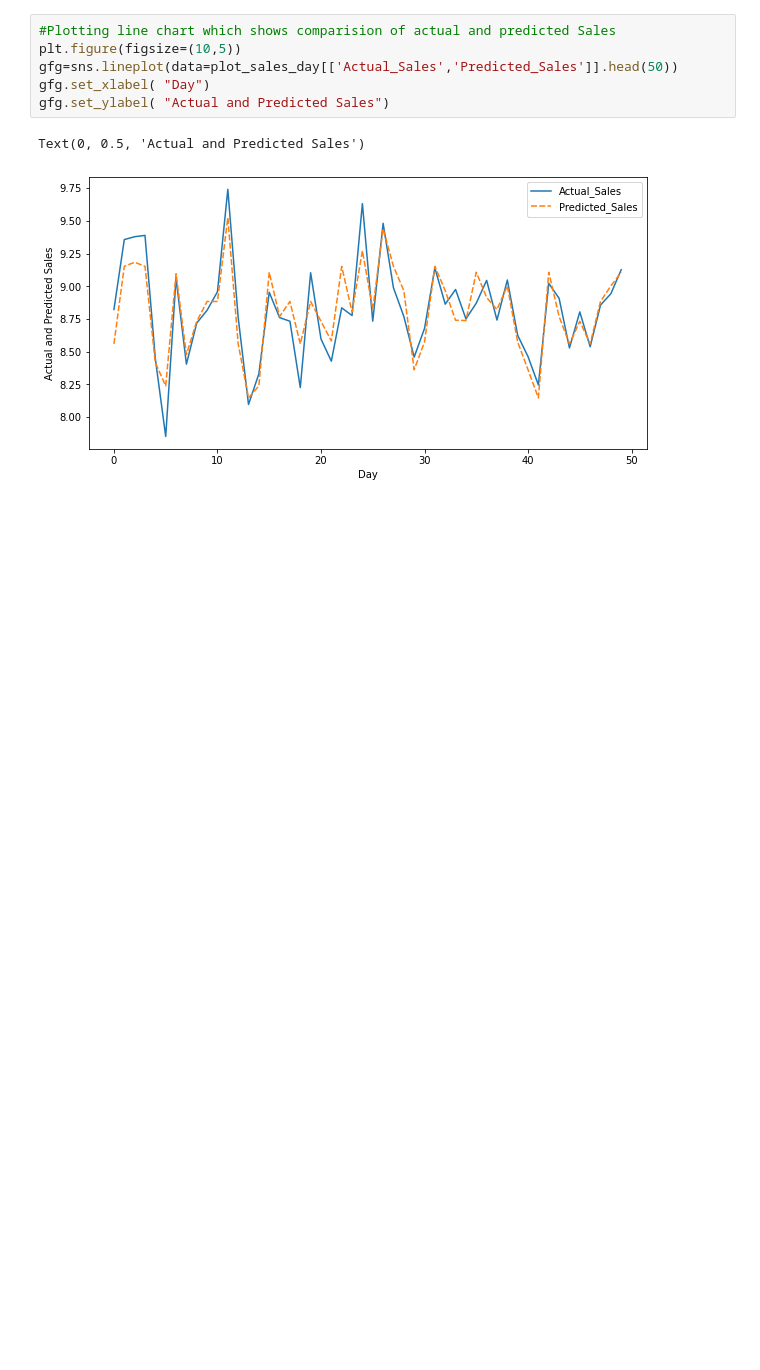
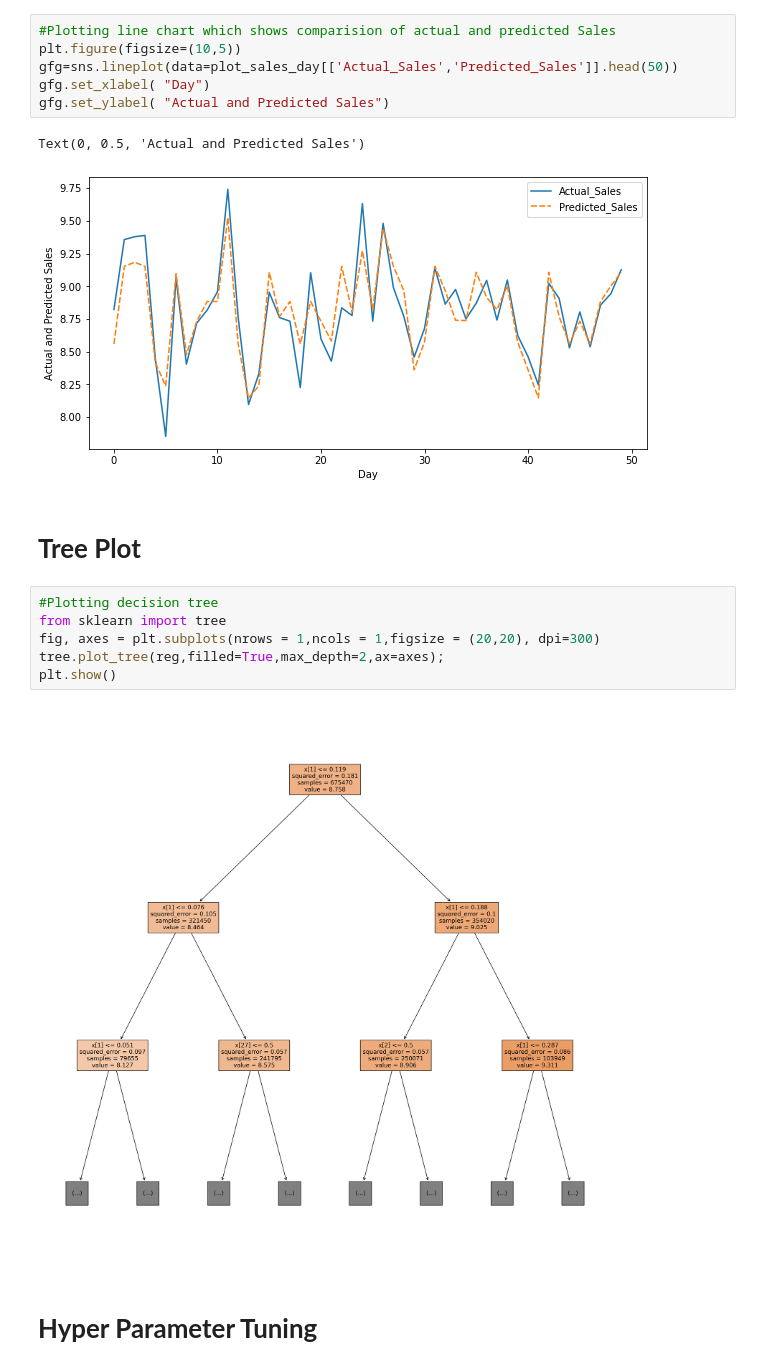
Before and after one commit to mukteshsingh95/Rossmann-Sales-Prediction, a Jupyter notebook: Rossmann_Sales_Prediction.ipynb, the cells around one changed output. Saved outputs shown, nothing was run; the diff lists cells and outputs as text; blank space fills up the shorter version.

```diff
--- a/Rossmann_Sales_Prediction.ipynb
+++ b/Rossmann_Sales_Prediction.ipynb
@@ -1236,3 +1238,15 @@ gfg.set_ylabel( "Actual and Predicted Sales")
 # %% [output]
 Text(0, 0.5, 'Actual and Predicted Sales')
 [figure]
+# %% [markdown]
+# **Tree Plot**
+# %%
+#Plotting decision tree
+from sklearn import tree
+fig, axes = plt.subplots(nrows = 1,ncols = 1,figsize = (20,20), dpi=300)
+tree.plot_tree(reg,filled=True,max_depth=2,ax=axes);
+plt.show()
+# %% [output]
+[figure, added]
+# %% [markdown]
+# **Hyper Parameter Tuning**
```
Also changed, not shown: parts of 35 cells of this notebook.
